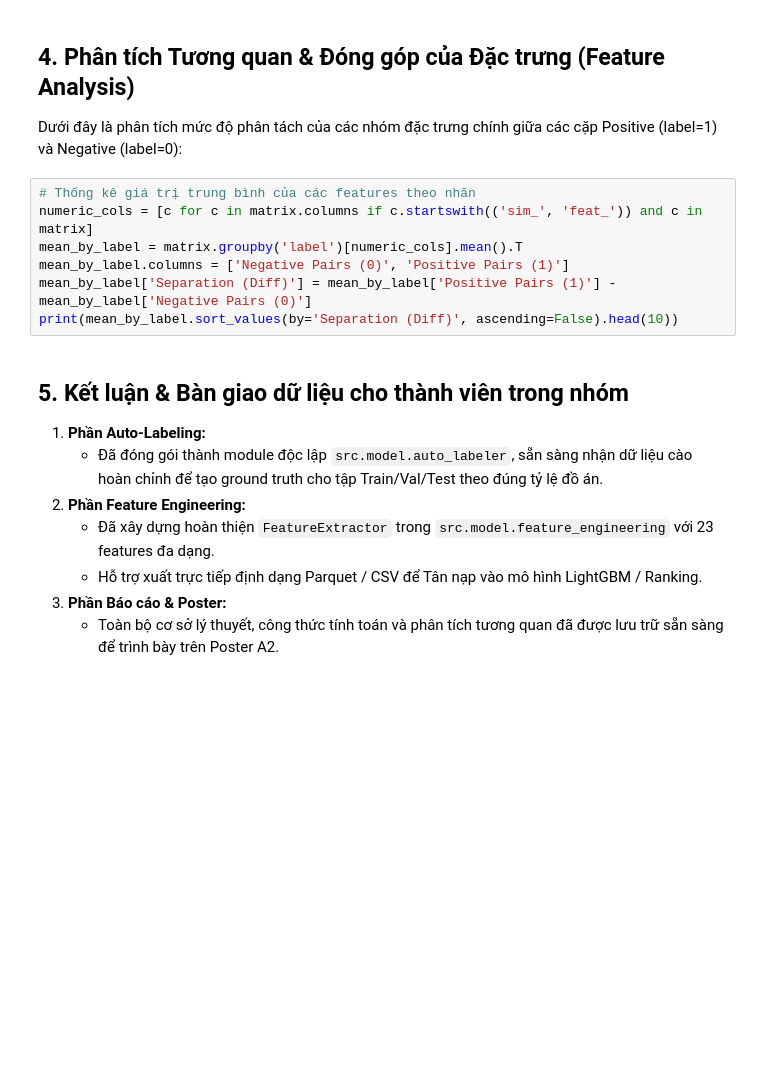
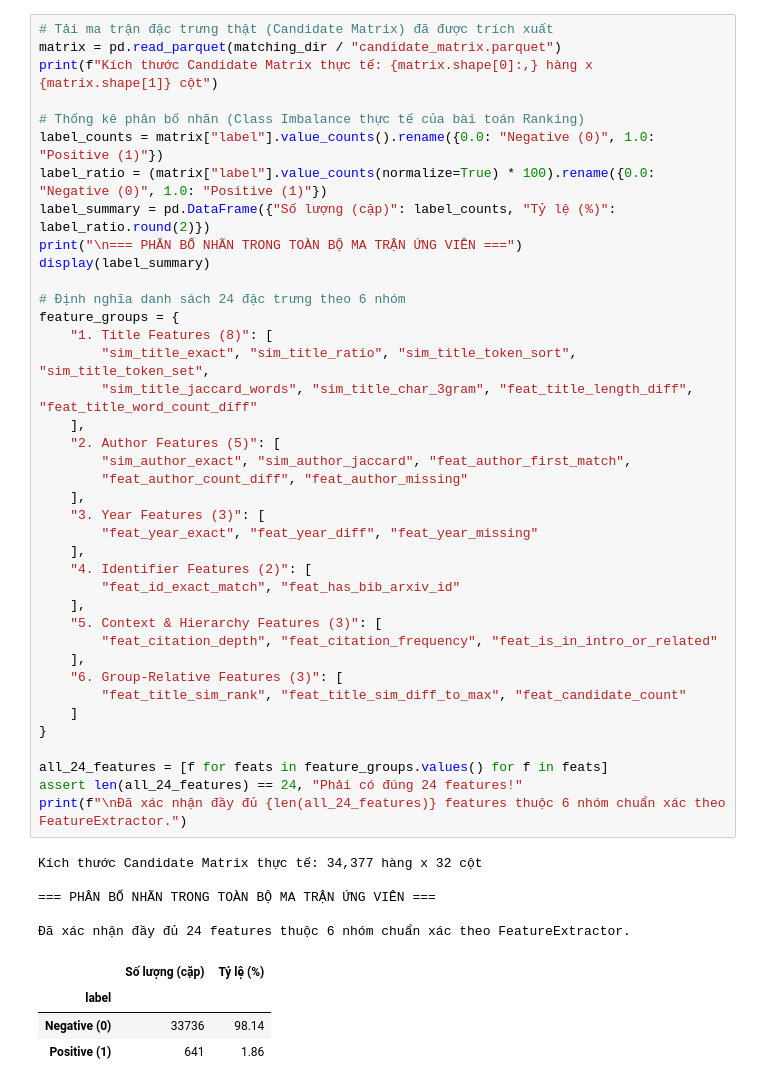
Before and after one commit to KhoaTapCode2006/NMKHDL_Nhom11, a Jupyter notebook: reports/Hoang_Milestone3_Feature_Engineering_and_Auto_Labeling.ipynb, the cells around one changed output. Drawn from its saved outputs; the diff is of its cells as text; blank space fills up the shorter version.

Commit message:
feat(milestone3): update Hoang report with real data, 24 features and separation plots

```diff
--- a/reports/Hoang_Milestone3_Feature_Engineering_and_Auto_Labeling.ipynb
+++ b/reports/Hoang_Milestone3_Feature_Engineering_and_Auto_Labeling.ipynb
@@ -150,21 +141,49 @@ print(matrix[['citation_key', 'candidate_ref_id', 'sim_title_ratio', 'sim_title_
-# %% [markdown]
-## 4. Phân tích Tương quan & Đóng góp của Đặc trưng (Feature Analysis)
-
-Dưới đây là phân tích mức độ phân tách của các nhóm đặc trưng chính giữa các cặp Positive (label=1) và Negative (label=0):
-# %%
-# Thống kê giá trị trung bình của các features theo nhãn
-numeric_cols = [c for c in matrix.columns if c.startswith(('sim_', 'feat_')) and c in matrix]
-mean_by_label = matrix.groupby('label')[numeric_cols].mean().T
-mean_by_label.columns = ['Negative Pairs (0)', 'Positive Pairs (1)']
-mean_by_label['Separation (Diff)'] = mean_by_label['Positive Pairs (1)'] - mean_by_label['Negative Pairs (0)']
-print(mean_by_label.sort_values(by='Separation (Diff)', ascending=False).head(10))
-# %% [markdown]
-## 5. Kết luận & Bàn giao dữ liệu cho thành viên trong nhóm
-
-1. **Phần Auto-Labeling:**
-   - Đã đóng gói thành module độc lập `src.model.auto_labeler`, sẵn sàng nhận dữ liệu cào hoàn chỉnh để tạo ground truth cho tập Train/Val/Test theo đúng tỷ lệ đồ án.
-2. **Phần Feature Engineering:**
-   - Đã xây dựng hoàn thiện `FeatureExtractor` trong `src.model.feature_engineering` với 23 features đa dạng.
-   - Hỗ trợ xuất trực tiếp định dạng Parquet / CSV để Tân nạp vào mô hình LightGBM / Ranking.
-3. **Phần Báo cáo & Poster:**
-   - Toàn bộ cơ sở lý thuyết, công thức tính toán và phân tích tương quan đã được lưu trữ sẵn sàng để trình bày trên Poster A2.
+# %%
+# Tải ma trận đặc trưng thật (Candidate Matrix) đã được trích xuất
+matrix = pd.read_parquet(matching_dir / "candidate_matrix.parquet")
+print(f"Kích thước Candidate Matrix thực tế: {matrix.shape[0]:,} hàng x {matrix.shape[1]} cột")
+
+# Thống kê phân bố nhãn (Class Imbalance thực tế của bài toán Ranking)
+label_counts = matrix["label"].value_counts().rename({0.0: "Negative (0)", 1.0: "Positive (1)"})
+label_ratio = (matrix["label"].value_counts(normalize=True) * 100).rename({0.0: "Negative (0)", 1.0: "Positive (1)"})
+label_summary = pd.DataFrame({"Số lượng (cặp)": label_counts, "Tỷ lệ (%)": label_ratio.round(2)})
+print("\n=== PHÂN BỐ NHÃN TRONG TOÀN BỘ MA TRẬN ỨNG VIÊN ===")
+display(label_summary)
+
+# Định nghĩa danh sách 24 đặc trưng theo 6 nhóm
+feature_groups = {
+    "1. Title Features (8)": [
+        "sim_title_exact", "sim_title_ratio", "sim_title_token_sort", "sim_title_token_set",
+        "sim_title_jaccard_words", "sim_title_char_3gram", "feat_title_length_diff", "feat_title_word_count_diff"
+    ],
+    "2. Author Features (5)": [
+        "sim_author_exact", "sim_author_jaccard", "feat_author_first_match",
+        "feat_author_count_diff", "feat_author_missing"
+    ],
+    "3. Year Features (3)": [
+        "feat_year_exact", "feat_year_diff", "feat_year_missing"
+    ],
+    "4. Identifier Features (2)": [
+        "feat_id_exact_match", "feat_has_bib_arxiv_id"
+    ],
+    "5. Context & Hierarchy Features (3)": [
+        "feat_citation_depth", "feat_citation_frequency", "feat_is_in_intro_or_related"
+    ],
+    "6. Group-Relative Features (3)": [
+        "feat_title_sim_rank", "feat_title_sim_diff_to_max", "feat_candidate_count"
+    ]
+}
+
+all_24_features = [f for feats in feature_groups.values() for f in feats]
+assert len(all_24_features) == 24, "Phải có đúng 24 features!"
+print(f"\nĐã xác nhận đầy đủ {len(all_24_features)} features thuộc 6 nhóm chuẩn xác theo FeatureExtractor.")
+# %% [output]
+Kích thước Candidate Matrix thực tế: 34,377 hàng x 32 cột
+
+=== PHÂN BỐ NHÃN TRONG TOÀN BỘ MA TRẬN ỨNG VIÊN ===
+
+Đã xác nhận đầy đủ 24 features thuộc 6 nhóm chuẩn xác theo FeatureExtractor.
+|  | Số lượng (cặp) | Tỷ lệ (%) |
+| label |  |  |
+| Negative (0) | 33736 | 98.14 |
+| Positive (1) | 641 | 1.86 |
```
Also changed, not shown: parts of 14 cells of this notebook.
